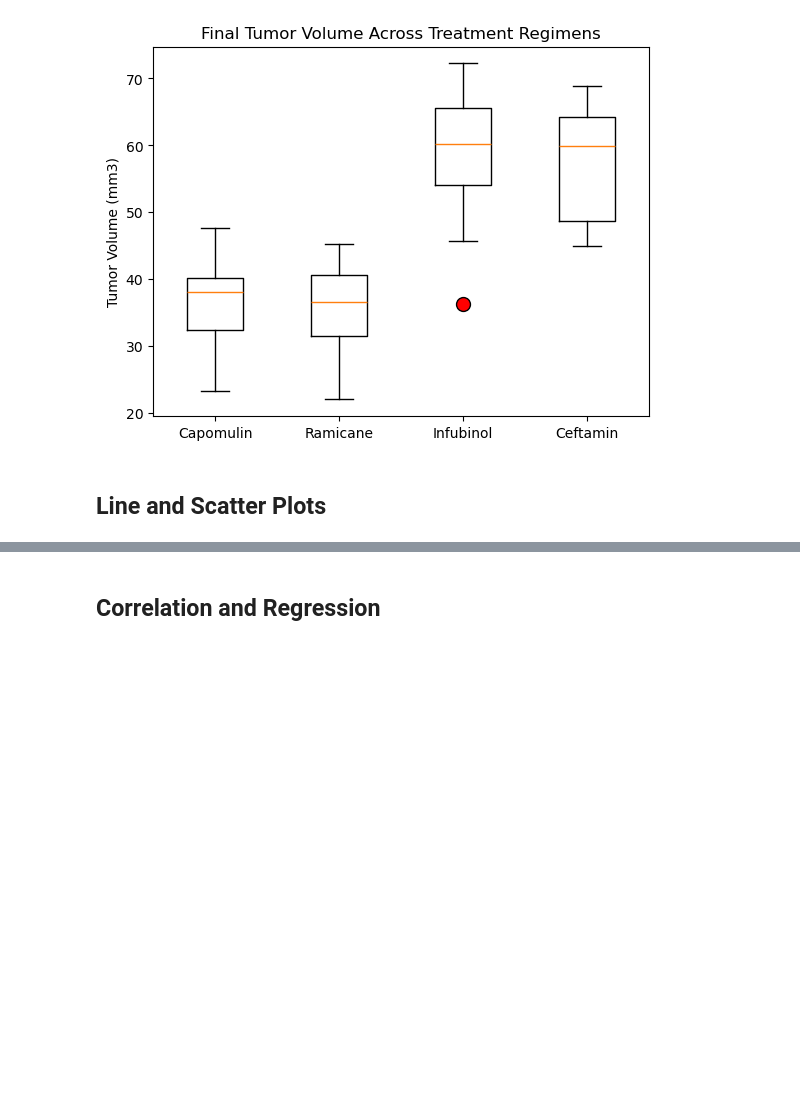
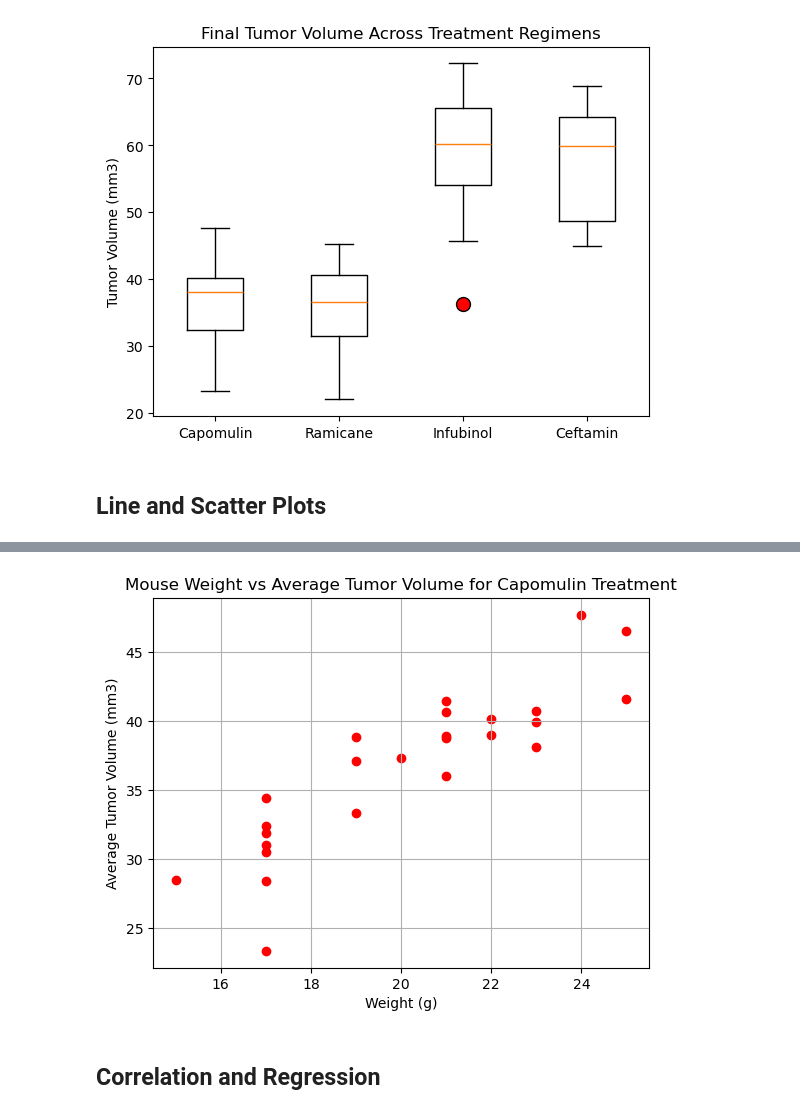
Before and after one commit to esbradshaw2/Pymaceuticals, a Jupyter notebook: pymaceuticals.ipynb, the cells around one changed output, grey strips where cells are left out. Cells and saved outputs as stored; diff of their text form; code cells hidden in the pictures; blank space fills up the shorter version.

```diff
--- a/pymaceuticals.ipynb
+++ b/pymaceuticals.ipynb
@@ -210,3 +223,21 @@ plt.show()
+# %%
+# Generate a scatter plot of mouse weight vs. the average observed tumor volume for the entire Capomulin regimen
+# Calculate average tumor volume for each mouse treated with Capomulin
+avg_tumor_volume = merged_df[merged_df['Drug Regimen_x'] == 'Capomulin'].groupby('Mouse ID')['Tumor Volume (mm3)'].mean()
+
+# Merge average tumor volume with mouse weight for the Capomulin regimen
+capomulin_data = merged_df[merged_df['Drug Regimen_x'] == 'Capomulin']
+merged_data = pd.merge(capomulin_data, avg_tumor_volume, on='Mouse ID', suffixes=('_original', '_avg'))
+
+# Create a scatter plot of mouse weight versus average observed tumor volume for Capomulin treatment regimen
+plt.scatter(merged_data['Weight (g)'], merged_data['Tumor Volume (mm3)_avg'], color='r', marker='o')
+plt.title('Mouse Weight vs Average Tumor Volume for Capomulin Treatment')
+plt.xlabel('Weight (g)')
+plt.ylabel('Average Tumor Volume (mm3)')
+plt.grid(True)
+plt.show()
+# %% [output]
+[figure, added]
 # %% [markdown]
 ## Correlation and Regression
 # %%
```
Also changed, not shown: parts of 6 cells of this notebook.
